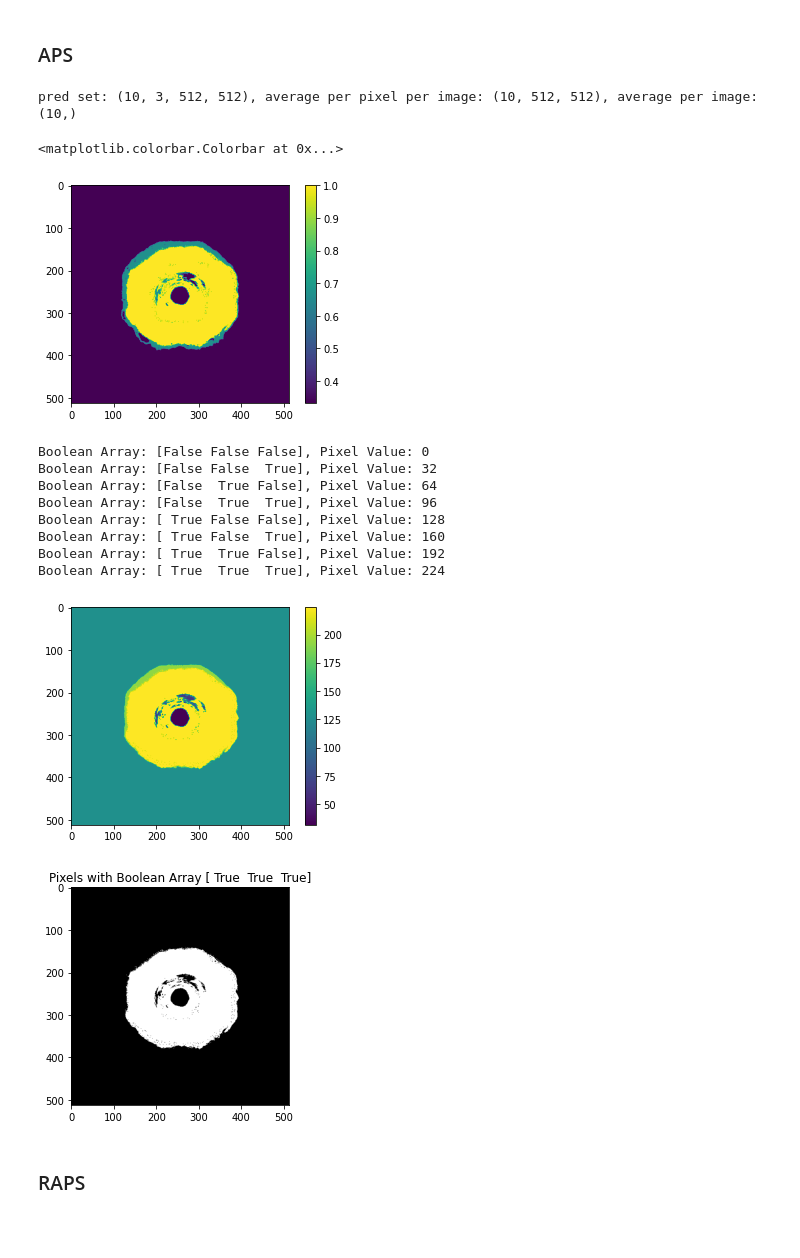
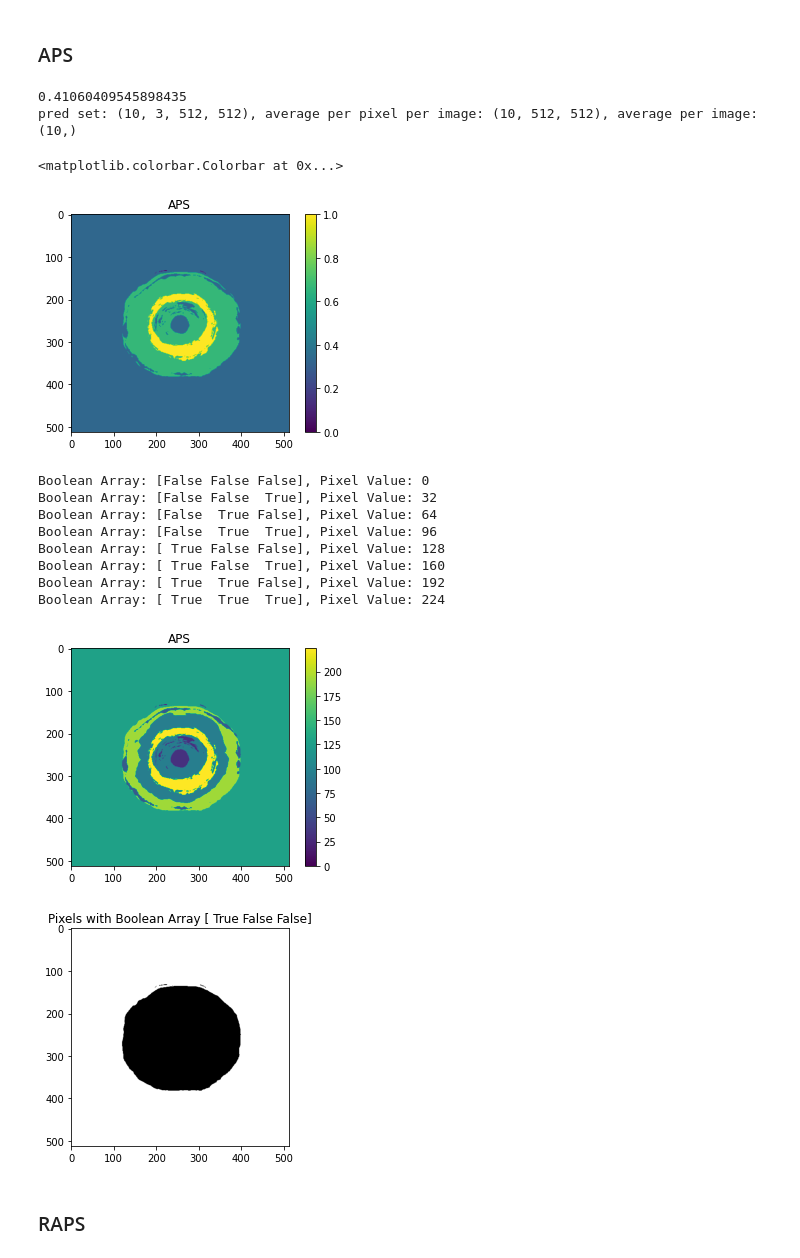
Before and after one commit to ClarkQTIM/Conformal_Uncertainty_Quantification, a Jupyter notebook: Conformal Uncertainty Quantification Segmentation.ipynb, the cells around one changed output. Saved outputs shown, nothing was run; the diff lists cells and outputs as text; code cells hidden in the pictures; blank space fills up the shorter version.

```diff
--- a/Conformal Uncertainty Quantification Segmentation.ipynb
+++ b/Conformal Uncertainty Quantification Segmentation.ipynb
@@ -594,14 +590,14 @@ import os
 cal_images_dir = '/sddata/projects/Conformal_Uncertainty_Quantification/data/retina/calibration/Images'
 cal_images = os.listdir(cal_images_dir)
 cal_images.sort()
-cal_images = [os.path.join(cal_images_dir, image) for image in cal_images][:32]
+cal_images = [os.path.join(cal_images_dir, image) for image in cal_images][:64]
 
 test_images = cal_images[-10:]
 
 cal_segmentations_dir = '/sddata/projects/Conformal_Uncertainty_Quantification/data/retina/calibration/Ring_and_Cup_Segmentations'
 cal_segs = os.listdir(cal_segmentations_dir)
 cal_segs.sort()
-cal_segs = [os.path.join(cal_segmentations_dir, seg) for seg in cal_segs][:32]
+cal_segs = [os.path.join(cal_segmentations_dir, seg) for seg in cal_segs][:64]
 
 test_segs = cal_segs[-10:]
 # %%
@@ -723,20 +739,23 @@ Boolean Array: [ True  True  True], Pixel Value: 224
 # %%
 # Predictive Sets
 
-prediction_sets, average_per_pixel_per_image, average_per_image = cuq_seg_pred_set_aps(X_cal, y_cal, cal_probs, test_probs, True, False, 0.1)
+prediction_sets, average_per_pixel_per_image, average_per_image = cuq_seg_pred_set_aps(X_cal, y_cal, cal_probs, test_probs, 0.1, X_test, y_test)
+print(average_per_image.mean())
 print(f'pred set: {prediction_sets.shape}, average per pixel per image: {average_per_pixel_per_image.shape}, average per image: {average_per_image.shape}')
-plt.imshow(average_per_pixel_per_image[2])
+plt.imshow(average_per_pixel_per_image[0])
+plt.title('APS')
 plt.colorbar()
 # %% [output]
+0.41060409545898435
 pred set: (10, 3, 512, 512), average per pixel per image: (10, 512, 512), average per image: (10,)
 <matplotlib.colorbar.Colorbar at 0x...>
-[figure, old version]
+[figure, new version]
 # %%
 # Plotting
 
-plot_classes(prediction_sets[0])
+plot_classes(prediction_sets[0], 'APS')
 
-plot_specific_class(prediction_sets[0], np.array([True, True, True]))
+plot_specific_class(prediction_sets[0], np.array([True, False, False]))
 # %% [output]
 Boolean Array: [False False False], Pixel Value: 0
 Boolean Array: [False False  True], Pixel Value: 32
@@ -746,8 +765,8 @@ Boolean Array: [ True False False], Pixel Value: 128
 Boolean Array: [ True False  True], Pixel Value: 160
 Boolean Array: [ True  True False], Pixel Value: 192
 Boolean Array: [ True  True  True], Pixel Value: 224
-[figure, old version]
+[figure, new version]
-[figure, old version]
+[figure, new version]
 # %% [markdown]
 ### RAPS
 # %%
```
Also changed, not shown: parts of 11 cells of this notebook, 2 other files.
